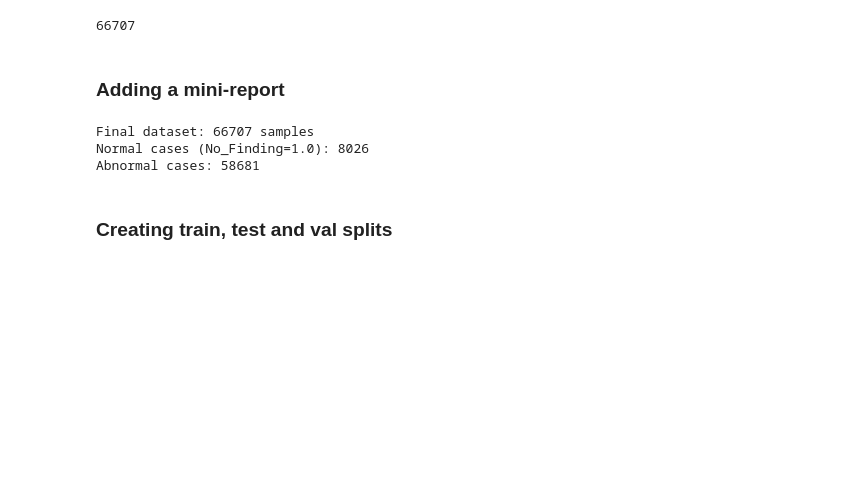
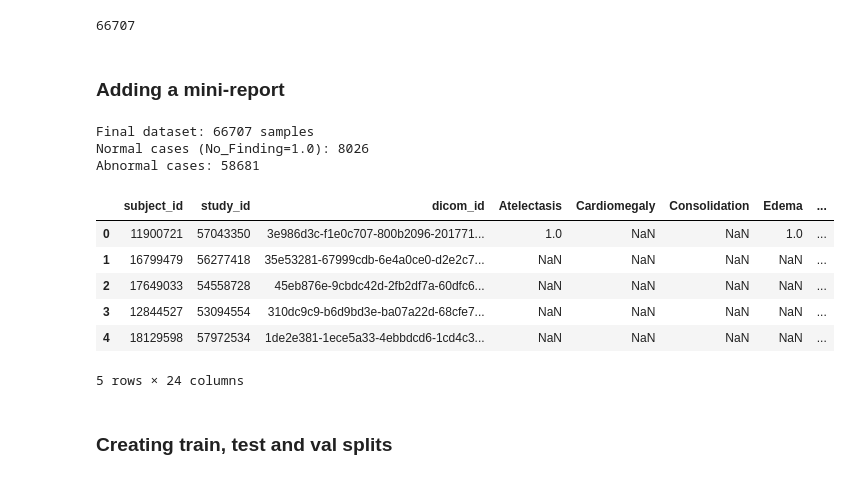
Before and after one commit to jeet1912/gitbase_ablationStudy, a Jupyter notebook: code/mimic_cxr.ipynb, the cells around one changed output. Drawn from its saved outputs; the diff is of its cells as text; code cells hidden in the pictures; blank space fills up the shorter version.

```diff
--- a/code/mimic_cxr.ipynb
+++ b/code/mimic_cxr.ipynb
@@ -261,6 +261,16 @@ print(f"Abnormal cases: {len(final_df[final_df['No_Finding'] != 1.0])}")
 Final dataset: 66707 samples
 Normal cases (No_Finding=1.0): 8026
 Abnormal cases: 58681
+# %%
+final_df.head()
+# %% [output]
+|  | subject_id | study_id | dicom_id | Atelectasis | Cardiomegaly | Consolidation | Edema | ... |
+| 0 | 11900721 | 57043350 | 3e986d3c-f1e0c707-800b2096-201771... | 1.0 | NaN | NaN | 1.0 | ... |
+| 1 | 16799479 | 56277418 | 35e53281-67999cdb-6e4a0ce0-d2e2c7... | NaN | NaN | NaN | NaN | ... |
+| 2 | 17649033 | 54558728 | 45eb876e-9cbdc42d-2fb2df7a-60dfc6... | NaN | NaN | NaN | NaN | ... |
+| 3 | 12844527 | 53094554 | 310dc9c9-b6d9bd3e-ba07a22d-68cfe7... | NaN | NaN | NaN | NaN | ... |
+| 4 | 18129598 | 57972534 | 1de2e381-1ece5a33-4ebbdcd6-1cd4c3... | NaN | NaN | NaN | NaN | ... |
+5 rows × 24 columns
 # %% [markdown]
 ### Creating train, test and val splits
 # %%
```
Also changed, not shown: parts of 5 cells of this notebook, 3 other files.
